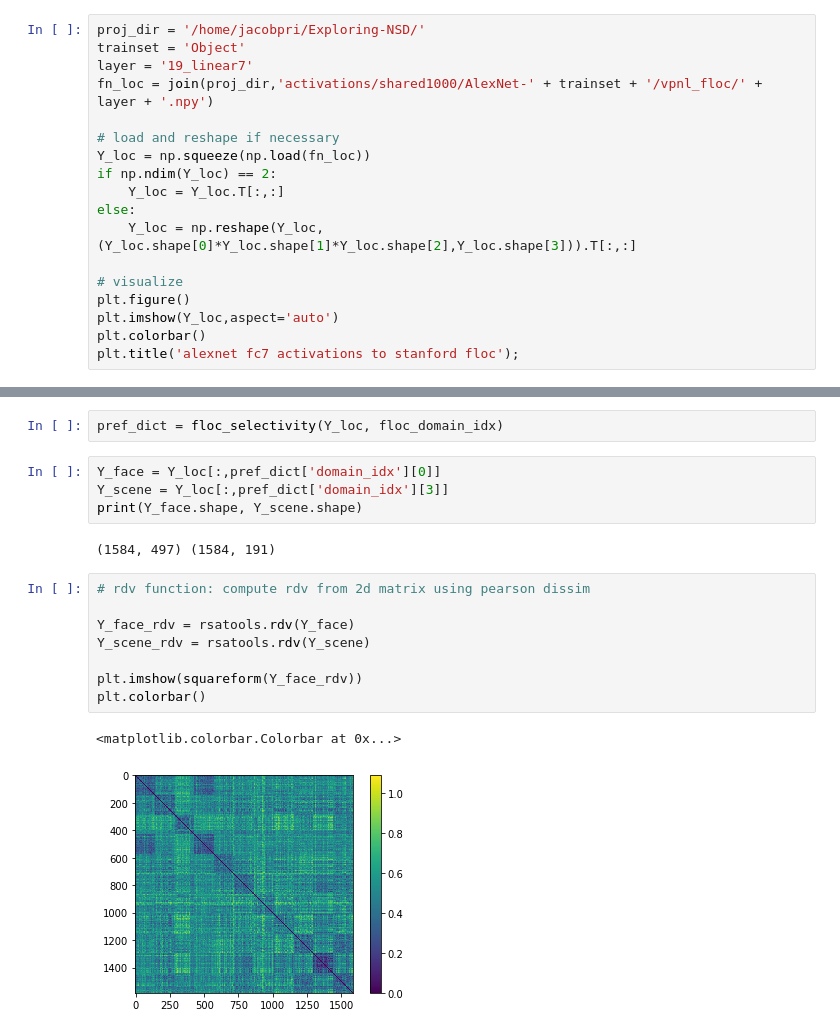
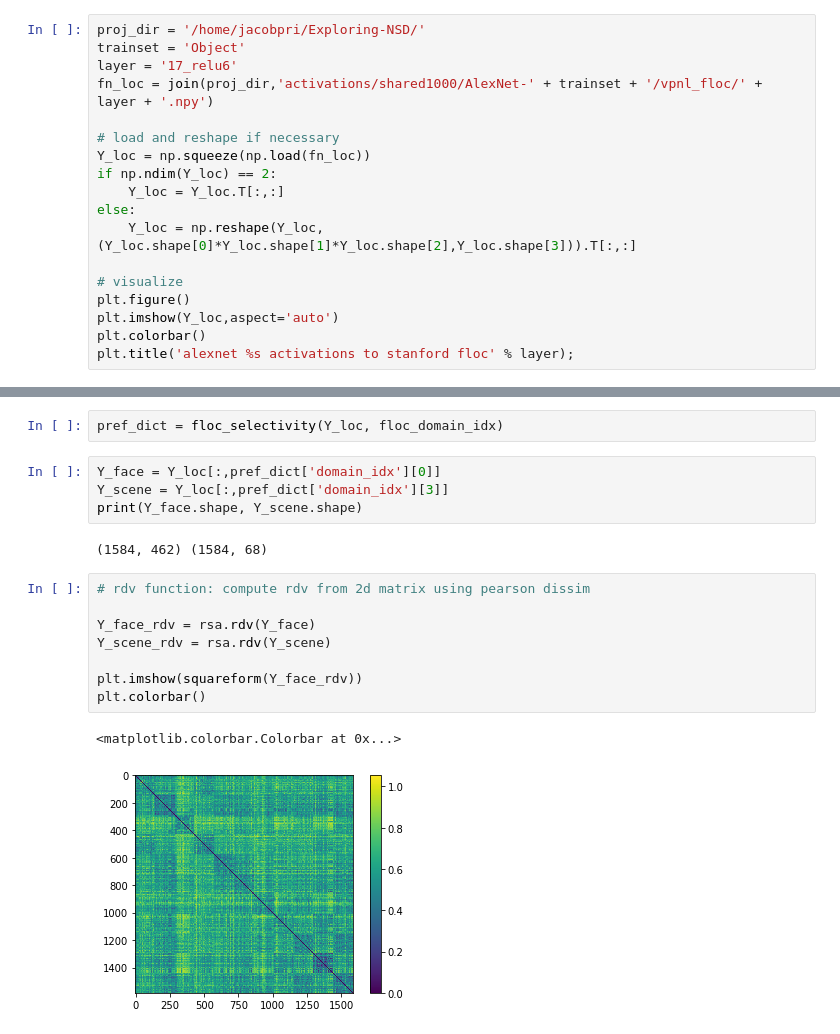
Before and after one commit to jacob-prince/RotspaceIT, a Jupyter notebook: notebooks/n04_rsatools.ipynb, the cells around one changed output, grey strips where cells are left out. Cells and saved outputs as stored; diff of their text form.

Commit message:
RSAtool naming update

```diff
--- a/notebooks/n04_rsatools.ipynb
+++ b/notebooks/n04_rsatools.ipynb
@@ -20,7 +20,7 @@ importlib.reload(rsatools)
 # %%
 proj_dir = '/home/jacobpri/Exploring-NSD/'
 trainset = 'Object'
-layer = '19_linear7'
+layer = '17_relu6'
 fn_loc = join(proj_dir,'activations/shared1000/AlexNet-' + trainset + '/vpnl_floc/' + layer + '.npy')
 
 # load and reshape if necessary
@@ -34,5 +34,5 @@ else:
 plt.figure()
 plt.imshow(Y_loc,aspect='auto')
 plt.colorbar()
-plt.title('alexnet fc7 activations to stanford floc');
+plt.title('alexnet %s activations to stanford floc' % layer);
 # %% [output]
@@ -54,18 +54,18 @@ Y_face = Y_loc[:,pref_dict['domain_idx'][0]]
 Y_scene = Y_loc[:,pref_dict['domain_idx'][3]]
 print(Y_face.shape, Y_scene.shape)
 # %% [output]
-(1584, 497) (1584, 191)
+(1584, 462) (1584, 68)
 # %%
 # rdv function: compute rdv from 2d matrix using pearson dissim
 
-Y_face_rdv = rsatools.rdv(Y_face)
-Y_scene_rdv = rsatools.rdv(Y_scene)
+Y_face_rdv = rsa.rdv(Y_face)
+Y_scene_rdv = rsa.rdv(Y_scene)
 
 plt.imshow(squareform(Y_face_rdv))
 plt.colorbar()
 # %% [output]
 <matplotlib.colorbar.Colorbar at 0x...>
-[figure, old version]
+[figure, new version]
 # %%
 # rsm2rdm function: convert back and forth between similarity and dissimilarity
 
```
Also changed, not shown: parts of 9 cells of this notebook, 1 other file.
